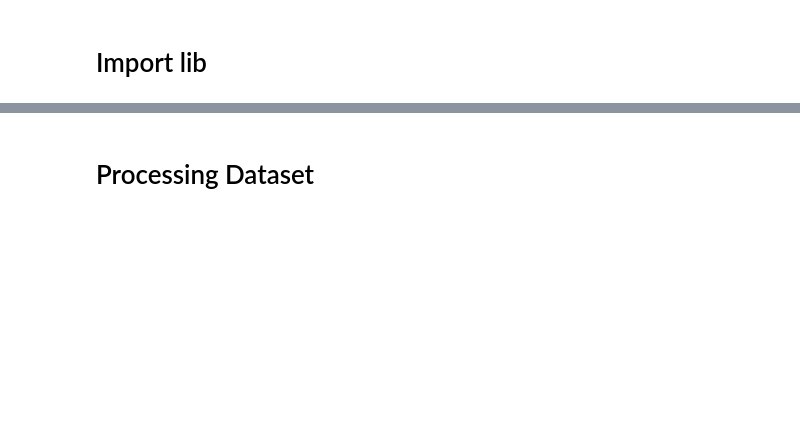
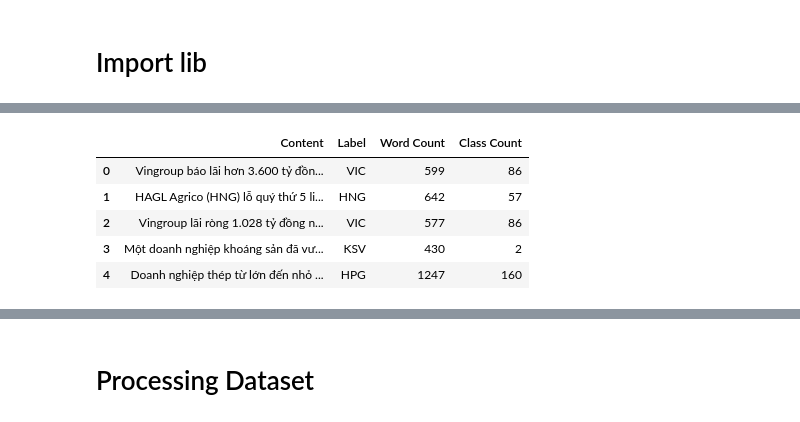
Before and after one commit to duongnghia222/News_classification, a Jupyter notebook: NPL_news_classification.ipynb, the cells around one changed output, grey strips where cells are left out. Drawn from its saved outputs; the diff is of its cells as text; code cells hidden in the pictures; blank space fills up the shorter version.

```diff
--- a/NPL_news_classification.ipynb
+++ b/NPL_news_classification.ipynb
@@ -36,0 +63,9 @@ from sklearn.preprocessing import LabelEncoder
+# %%
+df.head()
+# %% [output]
+|  | Content | Label | Word Count | Class Count |
+| 0 | Vingroup báo lãi hơn 3.600 tỷ đồn... | VIC | 599 | 86 |
+| 1 | HAGL Agrico (HNG) lỗ quý thứ 5 li... | HNG | 642 | 57 |
+| 2 | Vingroup lãi ròng 1.028 tỷ đồng n... | VIC | 577 | 86 |
+| 3 | Một doanh nghiệp khoáng sản đã vư... | KSV | 430 | 2 |
+| 4 | Doanh nghiệp thép từ lớn đến nhỏ ... | HPG | 1247 | 160 |
```
Also changed, not shown: parts of 16 cells of this notebook, 4 other files.
